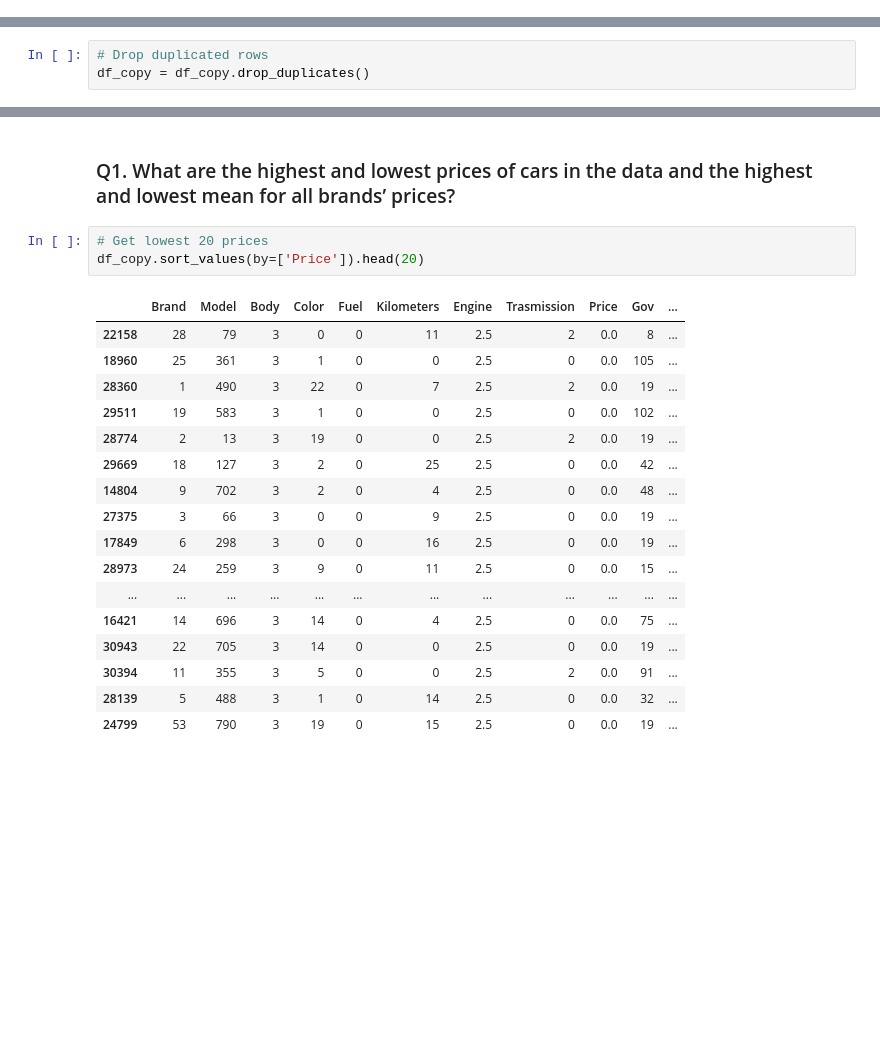
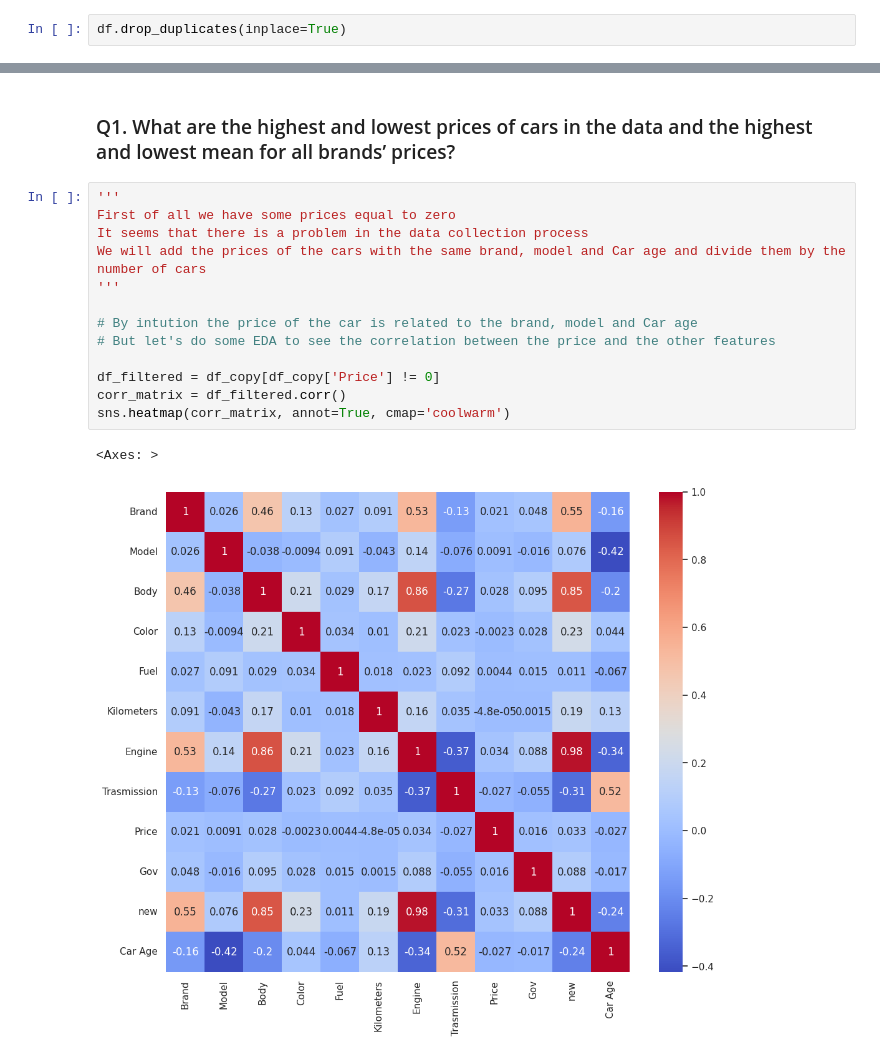
Before and after one commit to Yousif-Ahmed/Sayarty, a Jupyter notebook: Sayarty.ipynb, the cells around one changed output, grey strips where cells are left out. Saved outputs shown, nothing was run; the diff lists cells and outputs as text; blank space fills up the shorter version.

Commit message:
Handle duplicates and fake prices

```diff
--- a/Sayarty.ipynb
+++ b/Sayarty.ipynb
@@ -77,6 +62,8 @@ Data columns (total 12 columns):
  11  new          31900 non-null  int64
 dtypes: float64(1), int64(1), object(10)
 memory usage: 2.9+ MB
+# %%
+df.drop_duplicates(inplace=True)
 # %%
 df[df['Year'].isnull()].head()
 # %% [output]
@@ -358,6 +345,3 @@ df_copy
 | 31898 | 4 | 262 | 3 | 15 | 0 | 0 | 2.5 | 0 | 110.0 | 19 | ... |
 | 31899 | 5 | 487 | 3 | 9 | 0 | 23 | 2.5 | 0 | 450.0 | 100 | ... |
 31900 rows × 12 columns
-# %%
-# Drop duplicated rows
-df_copy = df_copy.drop_duplicates()
@@ -386,24 +354,19 @@ sns.heatmap(df_copy.corr(), annot=True, fmt='.2f')
 ## Question Answering
 # %% [markdown]
 ### Q1. What are the highest and lowest prices of cars in the data and the highest and lowest mean for all brands’ prices?
-# %%
-# Get lowest 20 prices
-df_copy.sort_values(by=['Price']).head(20)
-# %% [output]
-|  | Brand | Model | Body | Color | Fuel | Kilometers | Engine | Trasmission | Price | Gov | ... |
-| 22158 | 28 | 79 | 3 | 0 | 0 | 11 | 2.5 | 2 | 0.0 | 8 | ... |
-| 18960 | 25 | 361 | 3 | 1 | 0 | 0 | 2.5 | 0 | 0.0 | 105 | ... |
-| 28360 | 1 | 490 | 3 | 22 | 0 | 7 | 2.5 | 2 | 0.0 | 19 | ... |
-| 29511 | 19 | 583 | 3 | 1 | 0 | 0 | 2.5 | 0 | 0.0 | 102 | ... |
-| 28774 | 2 | 13 | 3 | 19 | 0 | 0 | 2.5 | 2 | 0.0 | 19 | ... |
-| 29669 | 18 | 127 | 3 | 2 | 0 | 25 | 2.5 | 0 | 0.0 | 42 | ... |
-| 14804 | 9 | 702 | 3 | 2 | 0 | 4 | 2.5 | 0 | 0.0 | 48 | ... |
-| 27375 | 3 | 66 | 3 | 0 | 0 | 9 | 2.5 | 0 | 0.0 | 19 | ... |
-| 17849 | 6 | 298 | 3 | 0 | 0 | 16 | 2.5 | 0 | 0.0 | 19 | ... |
-| 28973 | 24 | 259 | 3 | 9 | 0 | 11 | 2.5 | 0 | 0.0 | 15 | ... |
-| ... | ... | ... | ... | ... | ... | ... | ... | ... | ... | ... | ... |
-| 16421 | 14 | 696 | 3 | 14 | 0 | 4 | 2.5 | 0 | 0.0 | 75 | ... |
-| 30943 | 22 | 705 | 3 | 14 | 0 | 0 | 2.5 | 0 | 0.0 | 19 | ... |
-| 30394 | 11 | 355 | 3 | 5 | 0 | 0 | 2.5 | 2 | 0.0 | 91 | ... |
-| 28139 | 5 | 488 | 3 | 1 | 0 | 14 | 2.5 | 0 | 0.0 | 32 | ... |
-| 24799 | 53 | 790 | 3 | 19 | 0 | 15 | 2.5 | 0 | 0.0 | 19 | ... |
+# %%
+'''
+First of all we have some prices equal to zero
+It seems that there is a problem in the data collection process
+We will add the prices of the cars with the same brand, model and Car age and divide them by the number of cars
+'''
+
+# By intution the price of the car is related to the brand, model and Car age
+# But let's do some EDA to see the correlation between the price and the other features
+
+df_filtered = df_copy[df_copy['Price'] != 0]
+corr_matrix = df_filtered.corr()
+sns.heatmap(corr_matrix, annot=True, cmap='coolwarm')
+# %% [output]
+<Axes: >
+[figure, added]
```
Also changed, not shown: parts of 6 cells of this notebook.
